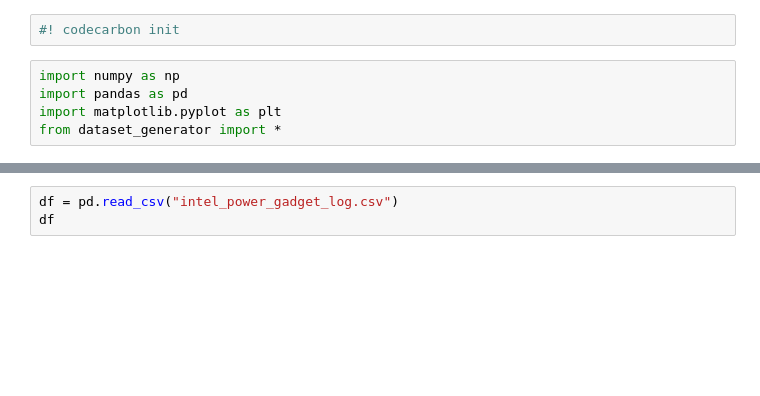
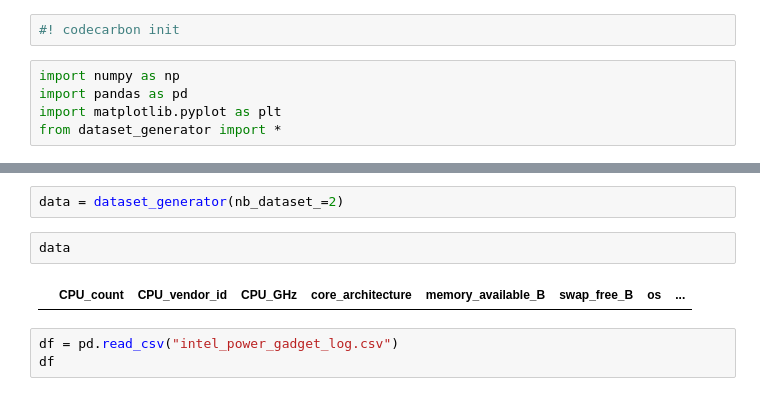
Before and after one commit to wesleymth/LauzHack-2022-energy, a Jupyter notebook: notebook_emma.ipynb, the cells around one changed output, grey strips where cells are left out. Cells and saved outputs as stored; diff of their text form; blank space fills up the shorter version.

Commit message:
debugging data generation

```diff
--- a/notebook_emma.ipynb
+++ b/notebook_emma.ipynb
@@ -47,3 +14,9 @@ ERROR: EnergyDriver_executeCommands [via readSample] returned 0xe00002bc
+# %%
+data = dataset_generator(nb_dataset_=2)
+# %%
+data
+# %% [output]
+|  | CPU_count | CPU_vendor_id | CPU_GHz | core_architecture | memory_available_B | swap_free_B | os | ... |
 # %%
 df = pd.read_csv("intel_power_gadget_log.csv")
 df
```
Also changed, not shown: parts of 3 cells of this notebook, 1 other file.
